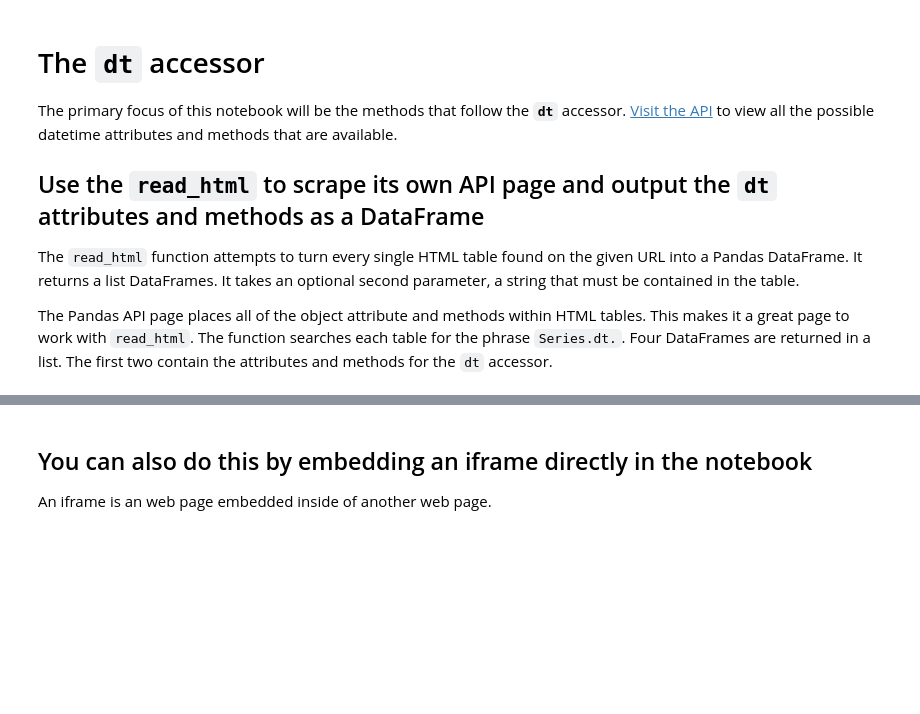
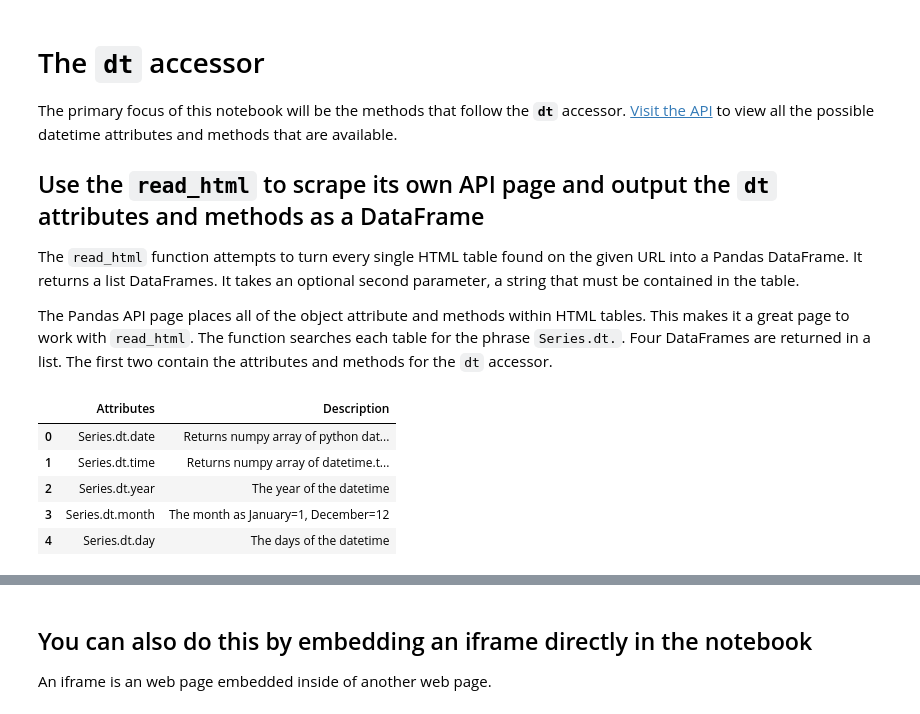
Before and after one commit to estefaniaakers/dunder-data, a Jupyter notebook: dunder-data-bootcamp/02. Essential Commands/04. DateTime Series Methods.ipynb, the cells around one changed output, grey strips where cells are left out. Cells and saved outputs as stored; diff of their text form; code cells hidden in the pictures; blank space fills up the shorter version.

Commit message:
Bootcamp Day 1: Chapter 2: Essential Commands - 04. DateTime Series Methods - BeforeHand

```diff
--- a/dunder-data-bootcamp/02. Essential Commands/04. DateTime Series Methods.ipynb
+++ b/dunder-data-bootcamp/02. Essential Commands/04. DateTime Series Methods.ipynb
@@ -32,11 +60,18 @@ The Pandas API page places all of the object attribute and methods within HTML t
 # %%
 dfs = pd.read_html('http://pandas.pydata.org/pandas-docs/stable/api.html', 'Series[.]dt[.]')
 
 dt_attr = dfs[0]
 dt_attr.columns = ['Attributes', 'Description']
 
 dt_methods = dfs[1]
 dt_methods.columns = ['Methods', 'Description']
 
-dt_attr
+dt_attr.head()
+# %% [output]
+|  | Attributes | Description |
+| 0 | Series.dt.date | Returns numpy array of python dat... |
+| 1 | Series.dt.time | Returns numpy array of datetime.t... |
+| 2 | Series.dt.year | The year of the datetime |
+| 3 | Series.dt.month | The month as January=1, December=12 |
+| 4 | Series.dt.day | The days of the datetime |
 # %%
```
Also changed, not shown: parts of 26 cells of this notebook.
